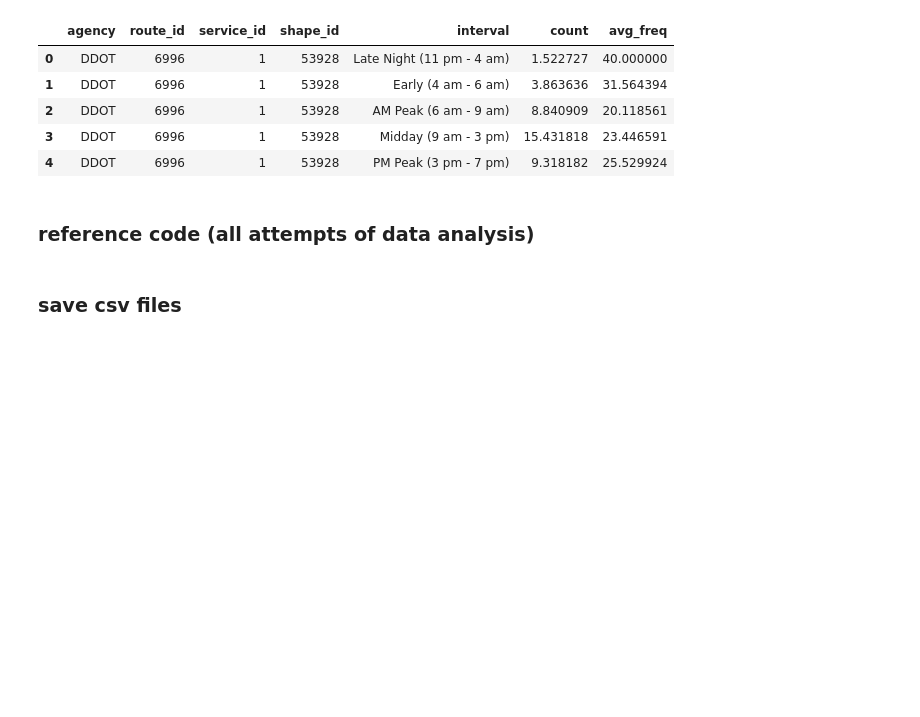
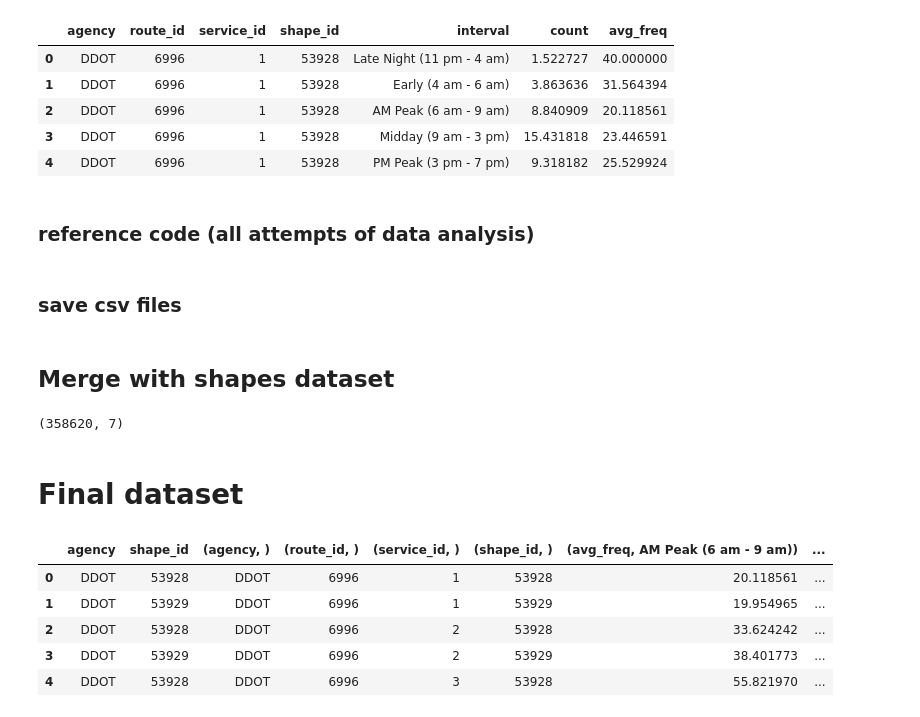
Before and after one commit to niteshshah12/GTFS-frequency-analysis, a Jupyter notebook: Frequency at each stop.ipynb, the cells around one changed output. Cells and saved outputs as stored; diff of their text form; code cells hidden in the pictures; blank space fills up the shorter version.

Commit message:
Final notebook for mapping data

```diff
--- a/Frequency at each stop.ipynb
+++ b/Frequency at each stop.ipynb
@@ -273,3 +309,49 @@ if not os.path.exists(data_folder_path):
 #freq_at_stops_data.to_csv('output/freq_at_stops_data.csv')
 freq_df.to_csv('output/freq_at_stops_by_routes_data_only_freq.csv')
 #bus_schedule_at_stops_data.to_csv('output/bus_schedule_at_stops_data.csv')
+# %% [markdown]
+## Merge with shapes dataset
+# %%
+gtfs_path=[r'data/DDOT/',r'data/DPM/']
+
+route_points_df=pd.DataFrame()
+for agencies in gtfs_path:
+    shapes_df=pd.read_csv(agencies+'shapes.txt')
+
+    route_data=pd.DataFrame(shapes_df['shape_id'].unique(), columns=['shape_id'])
+    route_data['points_list']=route_data.apply(lambda x:
+                                               shapes_df[shapes_df['shape_id']==x['shape_id']][['shape_pt_lat','shape_pt_lon']]
+                                               .values.tolist(),axis=1)
+    route_data['agency']=agencies[5:-1]
+    route_points_df=route_points_df.append(route_data)
+
+#read frequency dataset
+freq_data=pd.read_csv('output/freq_at_stops_by_routes_data_only_freq.csv')
+freq_data.drop(columns=['Unnamed: 0'], inplace=True)
+#stops_data.set_index('stop_id',inplace=True)
+print(freq_data.shape)
+freq_data.head()
+
+#create average frequency of each interval in new column
+freq_data1=pd.pivot_table(freq_data,
+               values=['avg_freq'],
+               columns='interval',
+               index=['agency','route_id','service_id','shape_id']).reset_index()
+
+map_data=pd.merge(freq_data1,route_points_df,on=['agency','shape_id'], how='left')#.describe(include='all')
+
+#save dataset for mapping
+map_data.to_csv('output/map_data_freq_by_interval_and_routes.csv')
+# %% [output]
+(358620, 7)
+# %% [markdown]
+# Final dataset
+# %%
+map_data.head()
+# %% [output]
+|  | agency | shape_id | (agency, ) | (route_id, ) | (service_id, ) | (shape_id, ) | (avg_freq, AM Peak (6 am - 9 am)) | ... |
+| 0 | DDOT | 53928 | DDOT | 6996 | 1 | 53928 | 20.118561 | ... |
+| 1 | DDOT | 53929 | DDOT | 6996 | 1 | 53929 | 19.954965 | ... |
+| 2 | DDOT | 53928 | DDOT | 6996 | 2 | 53928 | 33.624242 | ... |
+| 3 | DDOT | 53929 | DDOT | 6996 | 2 | 53929 | 38.401773 | ... |
+| 4 | DDOT | 53928 | DDOT | 6996 | 3 | 53928 | 55.821970 | ... |
```
Also changed, not shown: parts of 2 cells of this notebook, 1 other file.
